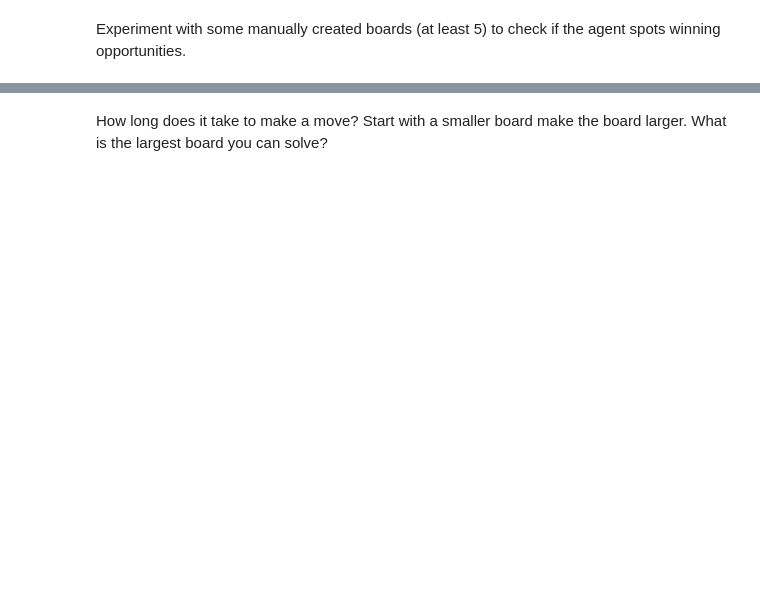
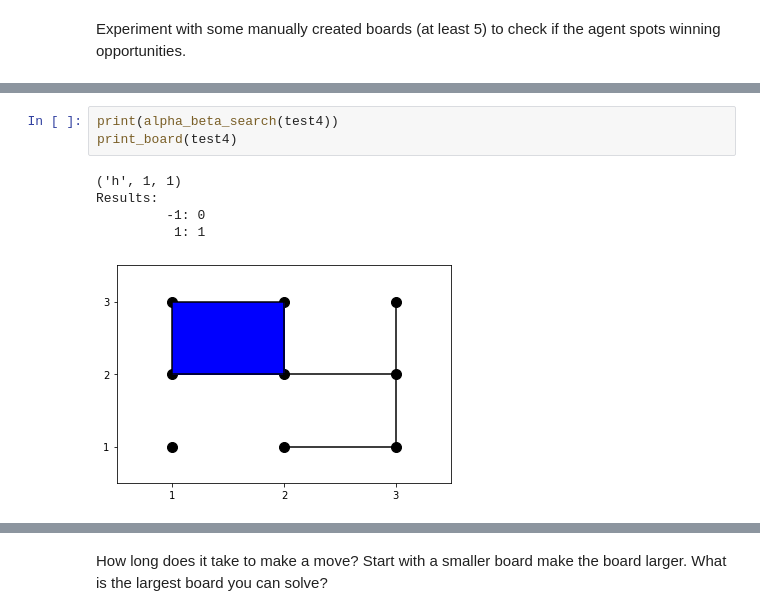
Before and after one commit to diogo-fae/dots-and-boxes, a Jupyter notebook: Attempt2.ipynb, the cells around one changed output, grey strips where cells are left out. Drawn from its saved outputs; the diff is of its cells as text; blank space fills up the shorter version.

```diff
--- a/Attempt2.ipynb
+++ b/Attempt2.ipynb
@@ -844,0 +838,9 @@ Results:
+# %%
+print(alpha_beta_search(test4))
+print_board(test4)
+# %% [output]
+('h', 1, 1)
+Results:
+         -1: 0
+          1: 1
+[figure, added]
```
Also changed, not shown: parts of 48 cells of this notebook.
